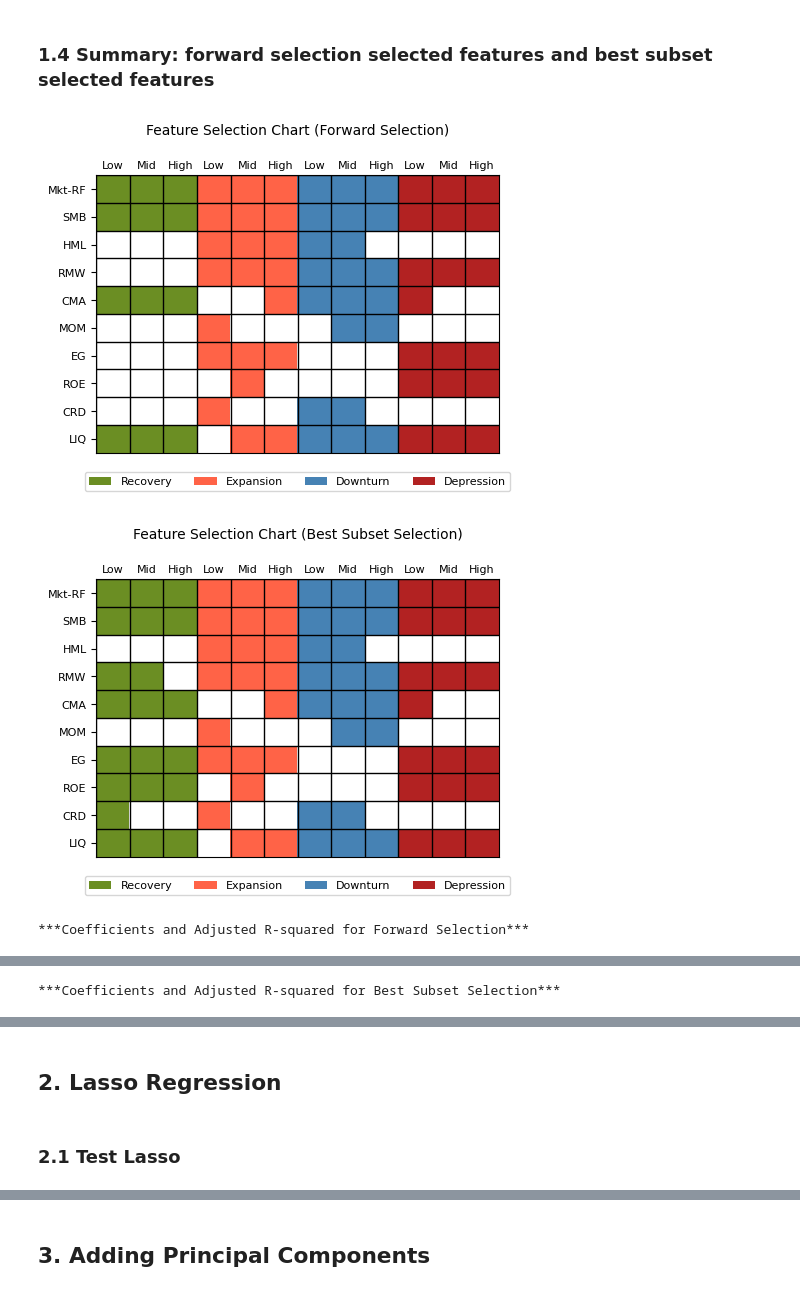
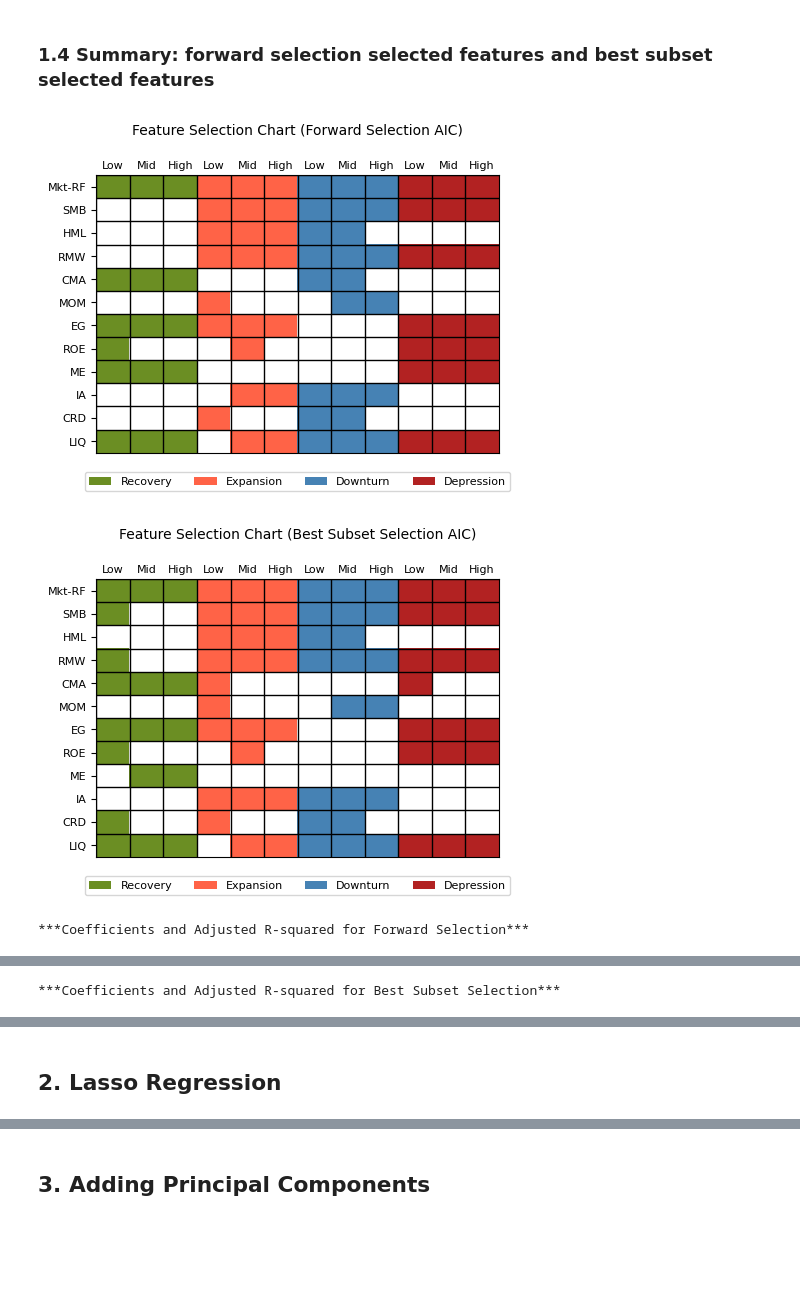
Before and after one commit to patrickwjwang/equity-cycle, a Jupyter notebook: notebooks/test_feature_selection.ipynb, the cells around one changed output, grey strips where cells are left out. Drawn from its saved outputs; the diff is of its cells as text; code cells hidden in the pictures; blank space fills up the shorter version.

Commit message:
test pca and rf

```diff
--- a/notebooks/test_feature_selection.ipynb
+++ b/notebooks/test_feature_selection.ipynb
@@ -47,8 +51,8 @@ warnings.simplefilter(action='ignore', category=FutureWarning)
 # %% [markdown]
 ## Read in Data
 # %%
-df = pd.read_csv(os.path.join(data_dir, 'covariates_weekly.csv'))
-df.drop(columns=['IA', 'ME'], inplace=True)  # IA is equivalent to CMA, ME is equivalent to SMB
+df_full = pd.read_csv(os.path.join(data_dir, 'covariates_weekly.csv'))
+df = df_full.drop(columns=['IA', 'ME'])  # IA is equivalent to CMA, ME is equivalent to SMB
 # %% [markdown]
 ## 1. Stepwise and Best Subset Selection
 # %% [markdown]
@@ -122,7 +126,7 @@ def get_data(df, phase):
         phase (str) - The phase for which data is to be extracted.
     Returns: tuple: A tuple containing two DataFrames, features (X) and target variables (Y).
     """
-    df_phase = df[df['Phase']==phase].copy()
+    df_phase = df[df['Phase']==phase].copy().dropna(axis=1)
     # Filter out covariates
     X_cols = df_phase.columns.difference(['Phase', 'Year_Week', 'R1-RF', 'R2-RF', 'R3-RF', 'R4-RF', 'R5-RF'])
     X = df_phase[X_cols].reset_index(drop=True)
@@ -156,7 +160,7 @@ phases = ['Recovery', 'Expansion', 'Downturn', 'Depression']
 forward_selected = {}
 forward_models = {}
 for phase in phases:
-    X, Y = get_data(df, phase)
+    X, Y = get_data(df_full, phase)
     # Loop over portfolios
     for p in range(num_pfos):
         y = Y.iloc[:, p]
@@ -174,7 +178,7 @@ display(forward_selected)
 best_selected = {}
 best_models = {}
 for phase in phases:
-    X, Y = get_data(df, phase)
+    X, Y = get_data(df_full, phase)
     for p in range(num_pfos):
         y = Y.iloc[:, p]
         best_features, best_model = best_subset_selection(X, y)
@@ -213,7 +233,7 @@ display(best_selected)
 # %% [markdown]
 ### 1.3 Define Functions to Generate Plots and Tables for Regression Results
 # %%
-def plot_feature_selection(feature_list, title, feature_names, save_path=None):
+def plot_feature_selection(feature_list, title, feature_names, save_path=None, size=(5, 4)):
     """
     Plots a feature selection chart showing the presence of features in different phases and portfolios.
 
@@ -229,7 +249,7 @@ def plot_feature_selection(feature_list, title, feature_names, save_path=None):
         for feature in feature_names:
             flattened_data.setdefault(phase, []).append(feature in features)
     df_plot = pd.DataFrame(flattened_data, index=feature_names)
-    plt.figure(figsize=(5, 4))
+    plt.figure(figsize=size)
     ax = plt.gca()
 
     # Create a color matrix corresponding to the data values
@@ -292,6 +312,7 @@ def create_coef_df(model_dict, row_order, num_pfo=3):
             model_tmp = model_dict[pfo_str]
             coefs = model_tmp.params
             pvalues = model_tmp.pvalues
+            tvalues = model_tmp.tvalues
             # Format coefficients with parameters and significance
             formatted_coefs = coefs.apply(lambda x: f"{x:.3f}" +
                                           ("***" if pvalues[coefs.index[coefs.tolist().index(x)]] < 0.01 else
@@ -309,33 +330,34 @@ def create_coef_df(model_dict, row_order, num_pfo=3):
     # Add a row for adjusted r-squared
     adj_r_squared_row = np.round(pd.Series(adj_r_squared, name='Adj.R2'), 3)
     best_coef_df = best_coef_df.append(adj_r_squared_row)
-
+    best_coef_df.columns = ['REC_LOW', 'REC_MID', 'REC_HIGH', 'EXP_LOW', 'EXP_MID', 'EXP_HIGH',
+                            'DWN_LOW', 'DWN_MID', 'DWN_HIGH', 'DEP_LOW', 'DEP_MID', 'DEP_HIGH']
     return best_coef_df
 # %% [markdown]
 ### 1.4 Summary: forward selection selected features and best subset selected features
 # %%
 # Plot forward selection
-title = 'Feature Selection Chart (Forward Selection)'
+title = 'Feature Selection Chart (Forward Selection AIC)'
 save_path = 'forward_selection_chart.png'
-feature_names = ['Mkt-RF', 'SMB', 'HML', 'RMW', 'CMA', 'MOM', 'EG', 'ROE', 'CRD', 'LIQ']
+feature_names = ['Mkt-RF', 'SMB', 'HML', 'RMW', 'CMA', 'MOM', 'EG', 'ROE', 'ME', 'IA', 'CRD', 'LIQ']
 plot_feature_selection(forward_selected, title, feature_names)
 
 # Plot best subset selection
-title = 'Feature Selection Chart (Best Subset Selection)'
+title = 'Feature Selection Chart (Best Subset Selection AIC)'
 save_path = 'bestsubset_selection_chart.png'
 plot_feature_selection(best_selected, title, feature_names)
 
 # Show forward selection coefficients
-row_order = ['const', 'Mkt-RF', 'SMB', 'HML', 'RMW', 'CMA', 'MOM', 'EG', 'ROE', 'CRD', 'LIQ']
+row_order = ['Mkt-RF', 'SMB', 'HML', 'RMW', 'CMA', 'MOM', 'EG', 'ROE', 'ME', 'IA', 'CRD', 'LIQ']
 forward_coef = create_coef_df(forward_models, row_order)
 print(f"\n***Coefficients and Adjusted R-squared for Forward Selection***\n")
 display(forward_coef)
 
-# Show forward selection coefficients
+# Show best subset selection coefficients
 best_coef = create_coef_df(best_models, row_order)
 print(f"\n***Coefficients and Adjusted R-squared for Best Subset Selection***\n")
 display(best_coef)
 # %% [output]
-[figure, old version]
+[figure, new version]
-[figure, old version]
+[figure, new version]
 ***Coefficients and Adjusted R-squared for Forward Selection***
@@ -369,7 +393,5 @@ display(best_coef)
 # %% [markdown]
 ## 2. Lasso Regression
-# %% [markdown]
-### 2.1 Test Lasso
 # %%
 # # Lasso function with various lambda values
 # def lasso_model(X, y, lam):
```
Also changed, not shown: parts of 17 cells of this notebook, 2 other files.
